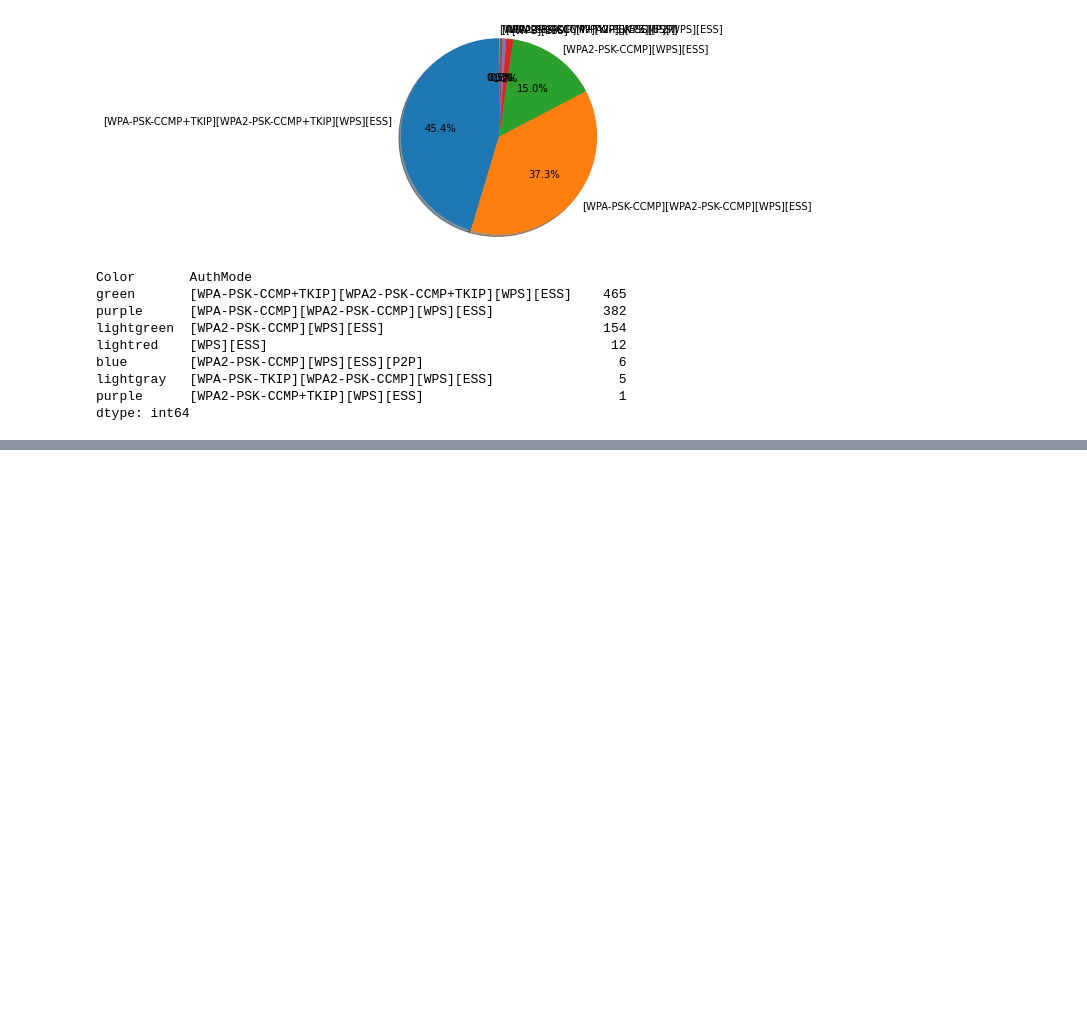
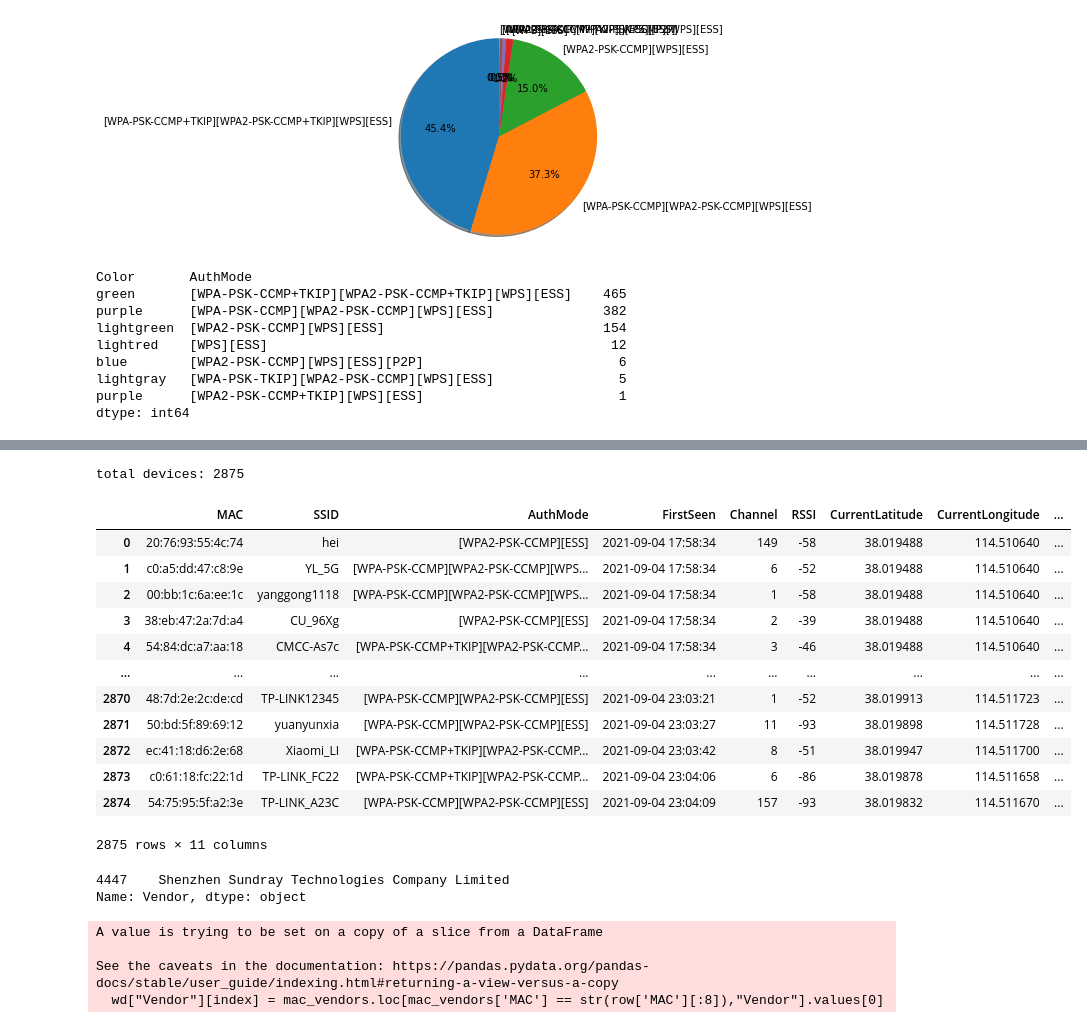
Before and after one commit to placebeyondtheclouds/wifi_map, a Jupyter notebook: wd.ipynb, the cells around one changed output, grey strips where cells are left out. Saved outputs shown, nothing was run; the diff lists cells and outputs as text; code cells hidden in the pictures; blank space fills up the shorter version.

```diff
--- a/wd.ipynb
+++ b/wd.ipynb
@@ -218,0 +239,39 @@ display(basic_map)
+# %%
+wd = pd.read_csv ('WigleWifi_20210904231046.csv', skiprows=1)
+print(f"total devices: {len(wd)}") # number of detected devices
+# %% [output]
+total devices: 2875
+# %%
+wd
+# %% [output]
+|  | MAC | SSID | AuthMode | FirstSeen | Channel | RSSI | CurrentLatitude | CurrentLongitude | ... |
+| 0 | 20:76:93:55:4c:74 | hei | [WPA2-PSK-CCMP][ESS] | 2021-09-04 17:58:34 | 149 | -58 | 38.019488 | 114.510640 | ... |
+| 1 | c0:a5:dd:47:c8:9e | YL_5G | [WPA-PSK-CCMP][WPA2-PSK-CCMP][WPS... | 2021-09-04 17:58:34 | 6 | -52 | 38.019488 | 114.510640 | ... |
+| 2 | 00:bb:1c:6a:ee:1c | yanggong1118 | [WPA-PSK-CCMP][WPA2-PSK-CCMP][WPS... | 2021-09-04 17:58:34 | 1 | -58 | 38.019488 | 114.510640 | ... |
+| 3 | 38:eb:47:2a:7d:a4 | CU_96Xg | [WPA2-PSK-CCMP][ESS] | 2021-09-04 17:58:34 | 2 | -39 | 38.019488 | 114.510640 | ... |
+| 4 | 54:84:dc:a7:aa:18 | CMCC-As7c | [WPA-PSK-CCMP+TKIP][WPA2-PSK-CCMP... | 2021-09-04 17:58:34 | 3 | -46 | 38.019488 | 114.510640 | ... |
+| ... | ... | ... | ... | ... | ... | ... | ... | ... | ... |
+| 2870 | 48:7d:2e:2c:de:cd | TP-LINK12345 | [WPA-PSK-CCMP][WPA2-PSK-CCMP][ESS] | 2021-09-04 23:03:21 | 1 | -52 | 38.019913 | 114.511723 | ... |
+| 2871 | 50:bd:5f:89:69:12 | yuanyunxia | [WPA-PSK-CCMP][WPA2-PSK-CCMP][ESS] | 2021-09-04 23:03:27 | 11 | -93 | 38.019898 | 114.511728 | ... |
+| 2872 | ec:41:18:d6:2e:68 | Xiaomi_LI | [WPA-PSK-CCMP+TKIP][WPA2-PSK-CCMP... | 2021-09-04 23:03:42 | 8 | -51 | 38.019947 | 114.511700 | ... |
+| 2873 | c0:61:18:fc:22:1d | TP-LINK_FC22 | [WPA-PSK-CCMP+TKIP][WPA2-PSK-CCMP... | 2021-09-04 23:04:06 | 6 | -86 | 38.019878 | 114.511658 | ... |
+| 2874 | 54:75:95:5f:a2:3e | TP-LINK_A23C | [WPA-PSK-CCMP][WPA2-PSK-CCMP][ESS] | 2021-09-04 23:04:09 | 157 | -93 | 38.019832 | 114.511670 | ... |
+2875 rows × 11 columns
+# %%
+vendorname = mac_vendors.loc[mac_vendors['MAC'] == str(wd['MAC'][1111][:8]),"Vendor"]
+vendorname
+# vendorname.values[0]
+# %% [output]
+4447    Shenzhen Sundray Technologies Company Limited
+Name: Vendor, dtype: object
+# %%
+wd['Vendor'] = None
+for index, row in wd.iterrows():
+    if wd['Vendor'][index] == None:
+        if len(mac_vendors.loc[mac_vendors['MAC'] == row['MAC'][:8],"Vendor"]) >0: #if there's a match
+            wd["Vendor"][index] = mac_vendors.loc[mac_vendors['MAC'] == row['MAC'][:8],"Vendor"].values[0]
+# %% [output]
+A value is trying to be set on a copy of a slice from a DataFrame
+
+See the caveats in the documentation: https://pandas.pydata.org/pandas-docs/stable/user_guide/indexing.html#returning-a-view-versus-a-copy
+  wd["Vendor"][index] = mac_vendors.loc[mac_vendors['MAC'] == str(row['MAC'][:8]),"Vendor"].values[0]
```
Also changed, not shown: parts of 4 cells of this notebook.
